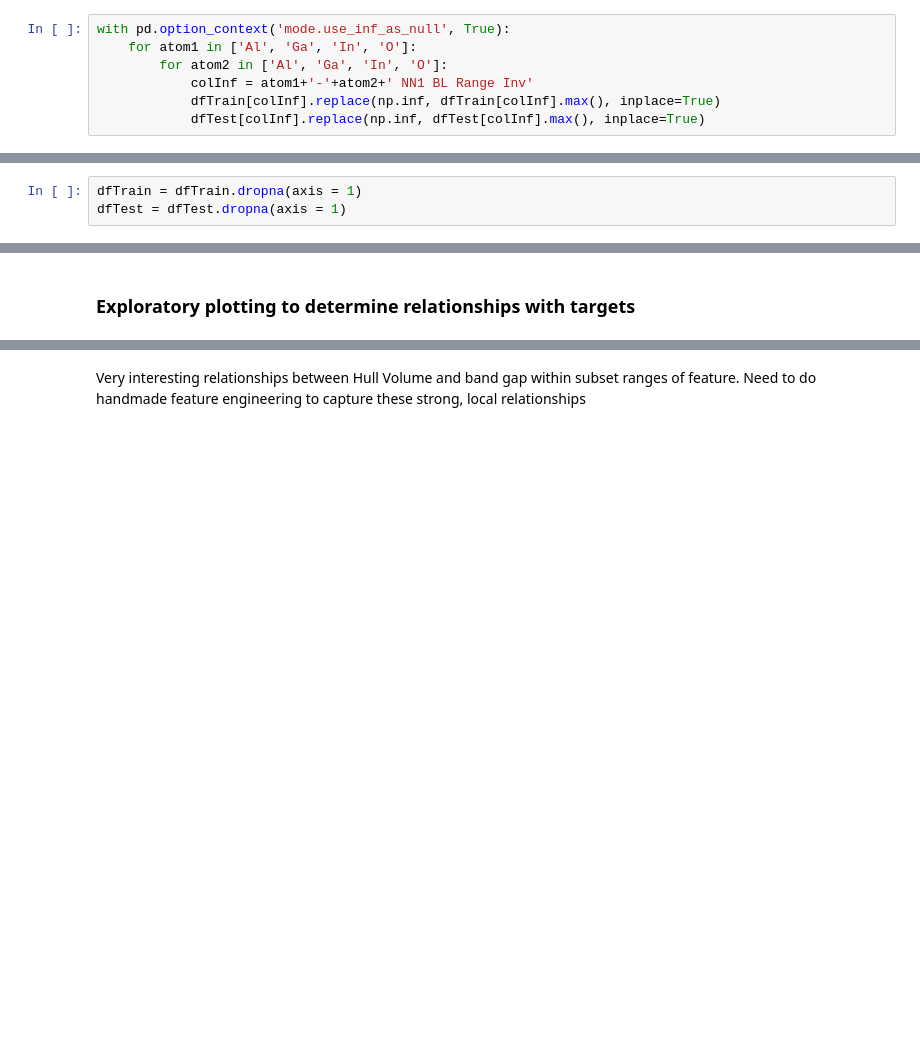
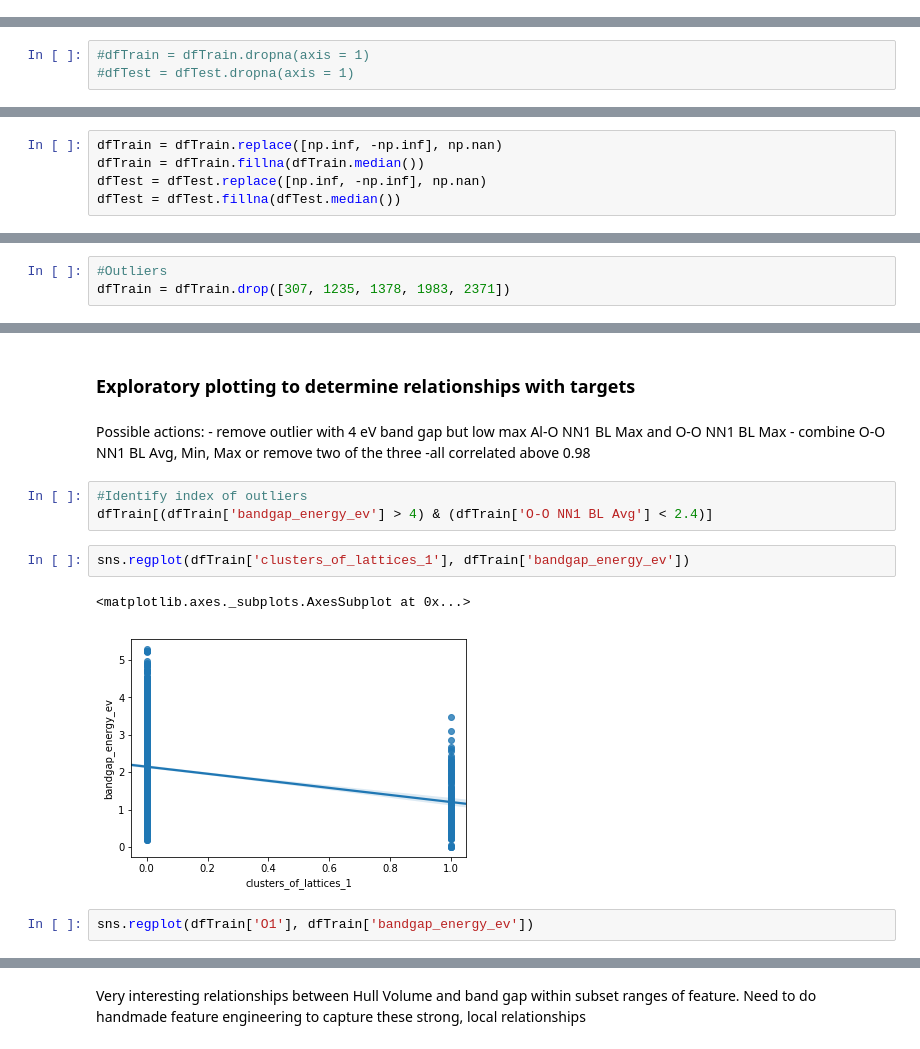
Before and after one commit to jptrinastic/Kaggle---Nomad-TCO, a Jupyter notebook: Nomad TCO.ipynb, the cells around one changed output, grey strips where cells are left out. Saved outputs shown, nothing was run; the diff lists cells and outputs as text; blank space fills up the shorter version.

```diff
--- a/Nomad TCO.ipynb
+++ b/Nomad TCO.ipynb
@@ -630,8 +818 @@ dfTest[colCN] = dfTest[colCN].fillna(0)
-# %%
-with pd.option_context('mode.use_inf_as_null', True):
-    for atom1 in ['Al', 'Ga', 'In', 'O']:
-        for atom2 in ['Al', 'Ga', 'In', 'O']:
-            colInf = atom1+'-'+atom2+' NN1 BL Range Inv'
-            dfTrain[colInf].replace(np.inf, dfTrain[colInf].max(), inplace=True)
-            dfTest[colInf].replace(np.inf, dfTest[colInf].max(), inplace=True)
 # %% [markdown]
@@ -639,3 +820,3 @@ with pd.option_context('mode.use_inf_as_null', True):
 # %%
-dfTrain = dfTrain.dropna(axis = 1)
-dfTest = dfTest.dropna(axis = 1)
+#dfTrain = dfTrain.dropna(axis = 1)
+#dfTest = dfTest.dropna(axis = 1)
@@ -642,3 +825,8 @@ dfTest = dfTest.dropna(axis = 1)
+# %%
+dfTrain = dfTrain.replace([np.inf, -np.inf], np.nan)
+dfTrain = dfTrain.fillna(dfTrain.median())
+dfTest = dfTest.replace([np.inf, -np.inf], np.nan)
+dfTest = dfTest.fillna(dfTest.median())
 # %%
 dfTrain.head()
 # %% [output]
@@ -656,0 +847,3 @@ features = list(set(list(dfTrain.columns)) - set(['id', 'formation_energy_ev_nat
+# %%
+#Outliers
+dfTrain = dfTrain.drop([307, 1235, 1378, 1983, 2371])
@@ -706,5 +937,19 @@ iplot(figure)
 [interactive output not drawn]
 # %% [markdown]
 ### Exploratory plotting to determine relationships with targets
+# %% [markdown]
+Possible actions:
+    - remove outlier with 4 eV band gap but low max Al-O NN1 BL Max and O-O NN1 BL Max
+    - combine O-O NN1 BL Avg, Min, Max or remove two of the three -all correlated above 0.98
+# %%
+#Identify index of outliers
+dfTrain[(dfTrain['bandgap_energy_ev'] > 4) & (dfTrain['O-O NN1 BL Avg'] < 2.4)]
+# %%
+sns.regplot(dfTrain['clusters_of_lattices_1'], dfTrain['bandgap_energy_ev'])
+# %% [output]
+<matplotlib.axes._subplots.AxesSubplot at 0x...>
+[figure, added]
+# %%
+sns.regplot(dfTrain['O1'], dfTrain['bandgap_energy_ev'])
 # %%
 sns.pointplot(dfTrain['O-O NN1 BL Min'], dfTrain['bandgap_energy_ev'])
```
Also changed, not shown: parts of 146 cells of this notebook.
